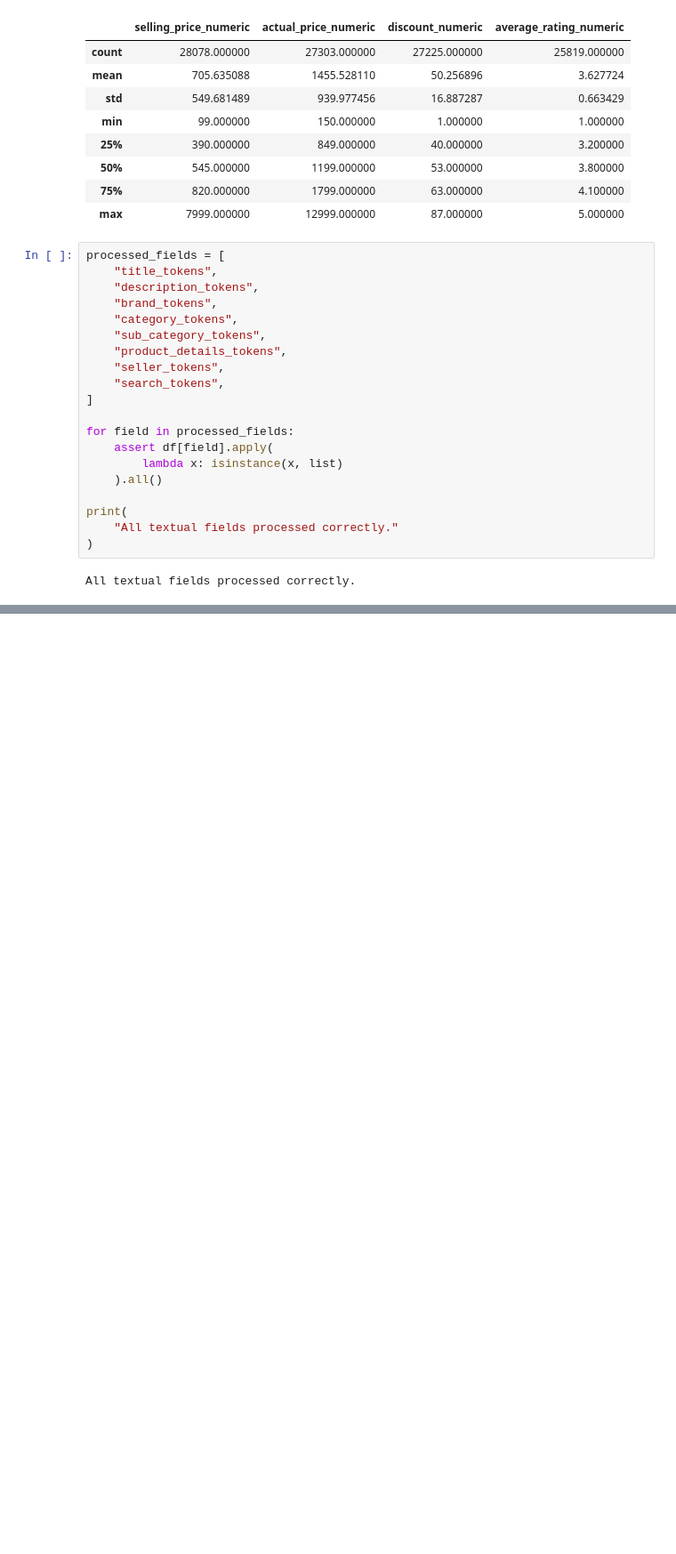
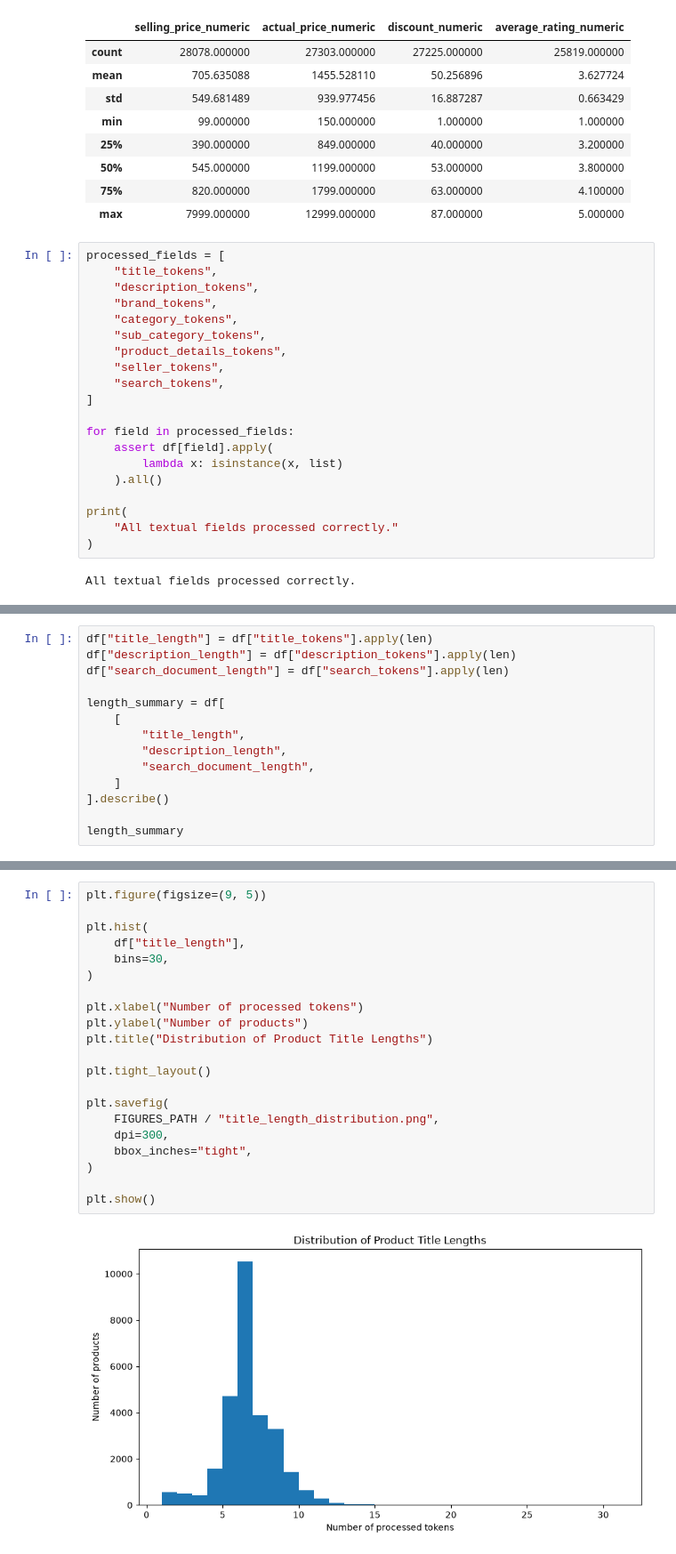
Before and after one commit to maariionaa-code/irwa-search-engine, a Jupyter notebook: project_progress/part_1/part_1.ipynb, the cells around one changed output, grey strips where cells are left out. Shown at 89% size. Drawn from its saved outputs; the diff is of its cells as text; blank space fills up the shorter version.

```diff
--- a/project_progress/part_1/part_1.ipynb
+++ b/project_progress/part_1/part_1.ipynb
@@ -563,0 +618,14 @@ df[
+# %%
+df["title_length"] = df["title_tokens"].apply(len)
+df["description_length"] = df["description_tokens"].apply(len)
+df["search_document_length"] = df["search_tokens"].apply(len)
+
+length_summary = df[
+    [
+        "title_length",
+        "description_length",
+        "search_document_length",
+    ]
+].describe()
+
+length_summary
@@ -563,0 +642,23 @@ df[
+# %%
+plt.figure(figsize=(9, 5))
+
+plt.hist(
+    df["title_length"],
+    bins=30,
+)
+
+plt.xlabel("Number of processed tokens")
+plt.ylabel("Number of products")
+plt.title("Distribution of Product Title Lengths")
+
+plt.tight_layout()
+
+plt.savefig(
+    FIGURES_PATH / "title_length_distribution.png",
+    dpi=300,
+    bbox_inches="tight",
+)
+
+plt.show()
+# %% [output]
+[figure, added]
```
Also changed, not shown: parts of 51 cells of this notebook, 15 other files.
